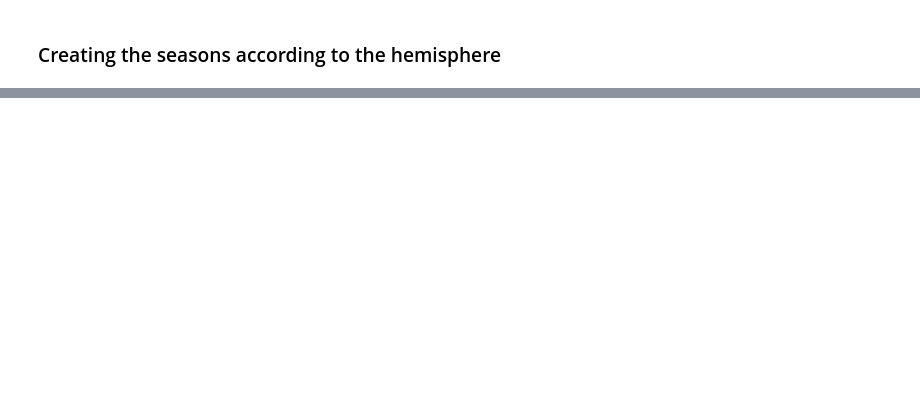
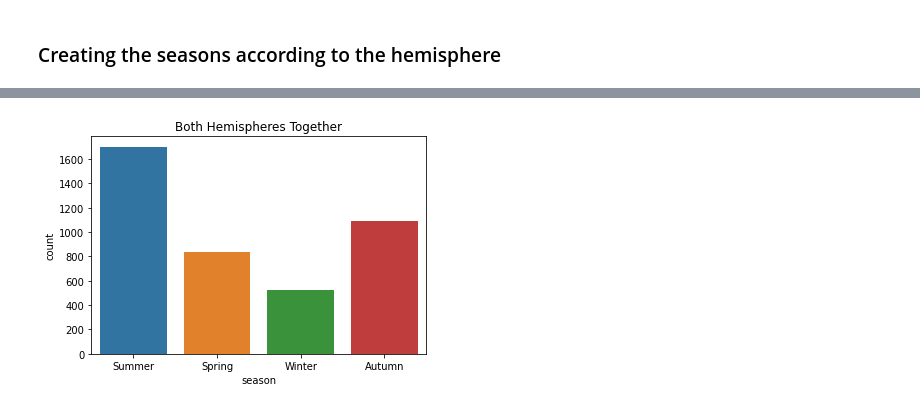
Before and after one commit to David-TC13/project_shark, a Jupyter notebook: Hypothesis 1.ipynb, the cells around one changed output, grey strips where cells are left out. Saved outputs shown, nothing was run; the diff lists cells and outputs as text; code cells hidden in the pictures; blank space fills up the shorter version.

```diff
--- a/Hypothesis 1.ipynb
+++ b/Hypothesis 1.ipynb
@@ -249,0 +255,3 @@ def find_season(month, hemisphere):
+# %%
+#df_north + df_south
+df_both_hemisp_= pd.concat([df_north, df_south], ignore_index=True, sort=False)
@@ -249,0 +267,4 @@ def find_season(month, hemisphere):
+# %%
+sns.countplot(x=df_both_hemisp_.season).set(title='Both Hemispheres Together');
+# %% [output]
+[figure, added]
```
Also changed, not shown: parts of 32 cells of this notebook.
